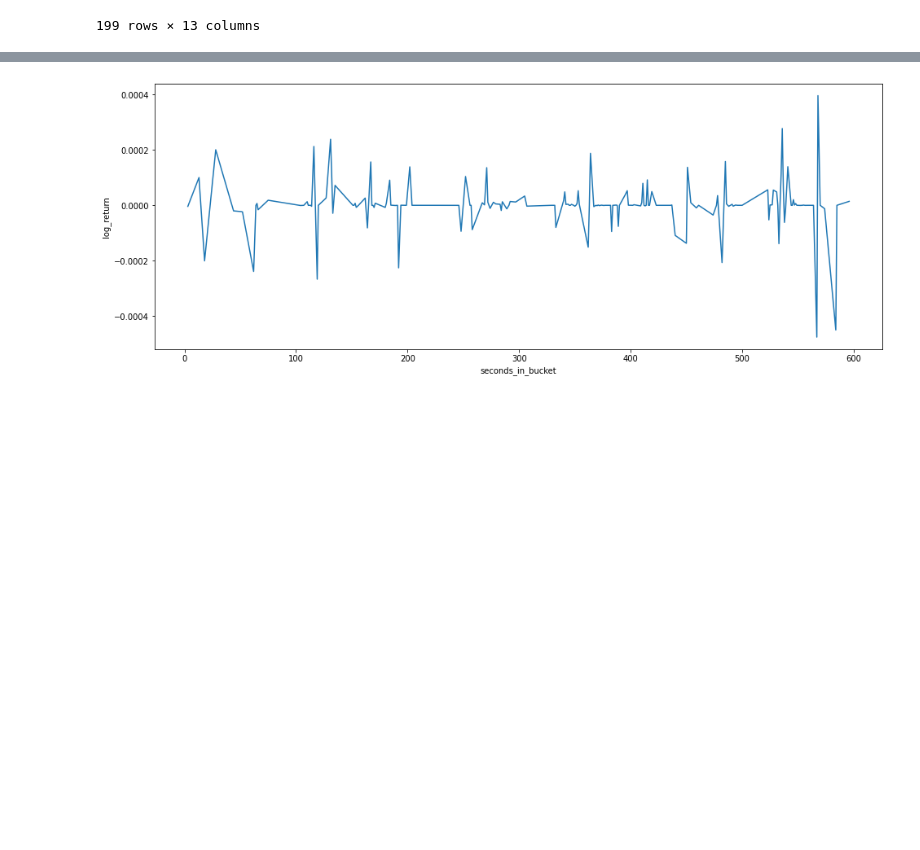
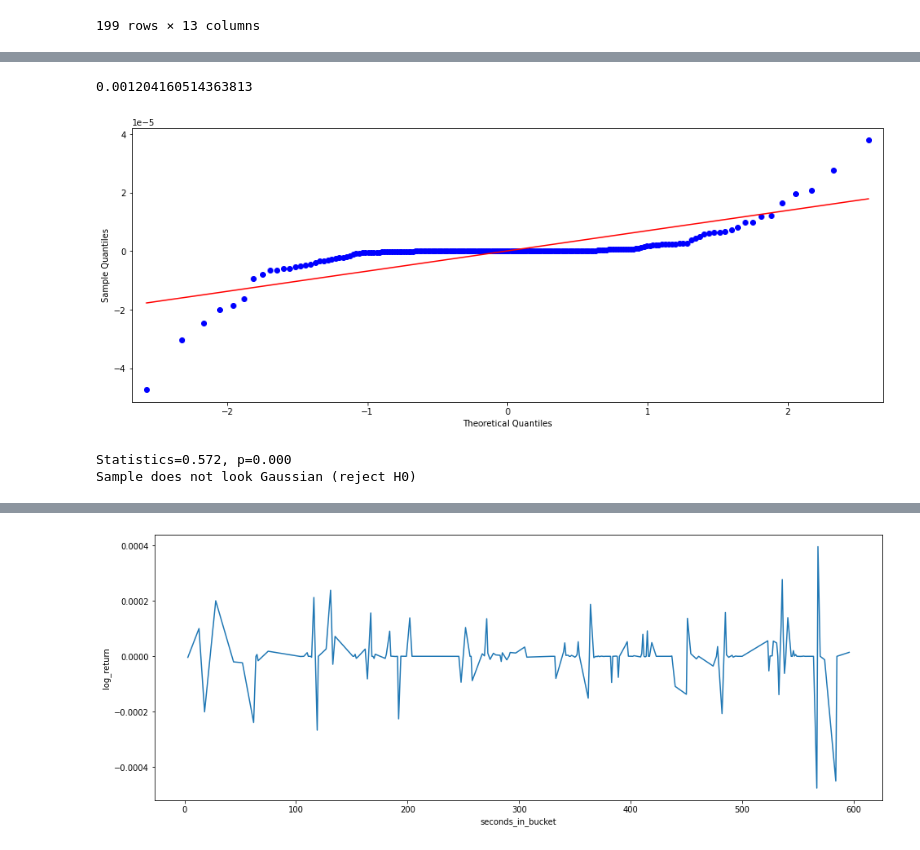
Before and after one commit to eugenusb/Optiver, a Jupyter notebook: Starter.ipynb, the cells around one changed output, grey strips where cells are left out. Cells and saved outputs as stored; diff of their text form; code cells hidden in the pictures; blank space fills up the shorter version.

```diff
--- a/Starter.ipynb
+++ b/Starter.ipynb
@@ -529,0 +466,2 @@ book_example
+# %%
+distr = book_example.log_return / np.sqrt(book_example.seconds_in_bucket)
@@ -529,0 +480,26 @@ book_example
+# %%
+book_example.log_return.values.std() * np.sqrt(book_example.shape[0])
+# %% [output]
+0.001204160514363813
+# %%
+from statsmodels.graphics.gofplots import qqplot
+
+# q-q plot
+qqplot(distr, line='s')
+plt.show()
+# %% [output]
+[figure, added]
+# %%
+from scipy.stats import shapiro
+
+stat, p = shapiro(distr)
+print('Statistics=%.3f, p=%.3f' % (stat, p))
+# interpret
+alpha = 0.05
+if p > alpha:
+    print('Sample looks Gaussian (fail to reject H0)')
+else:
+    print('Sample does not look Gaussian (reject H0)')
+# %% [output]
+Statistics=0.572, p=0.000
+Sample does not look Gaussian (reject H0)
```
Also changed, not shown: parts of 12 cells of this notebook.
